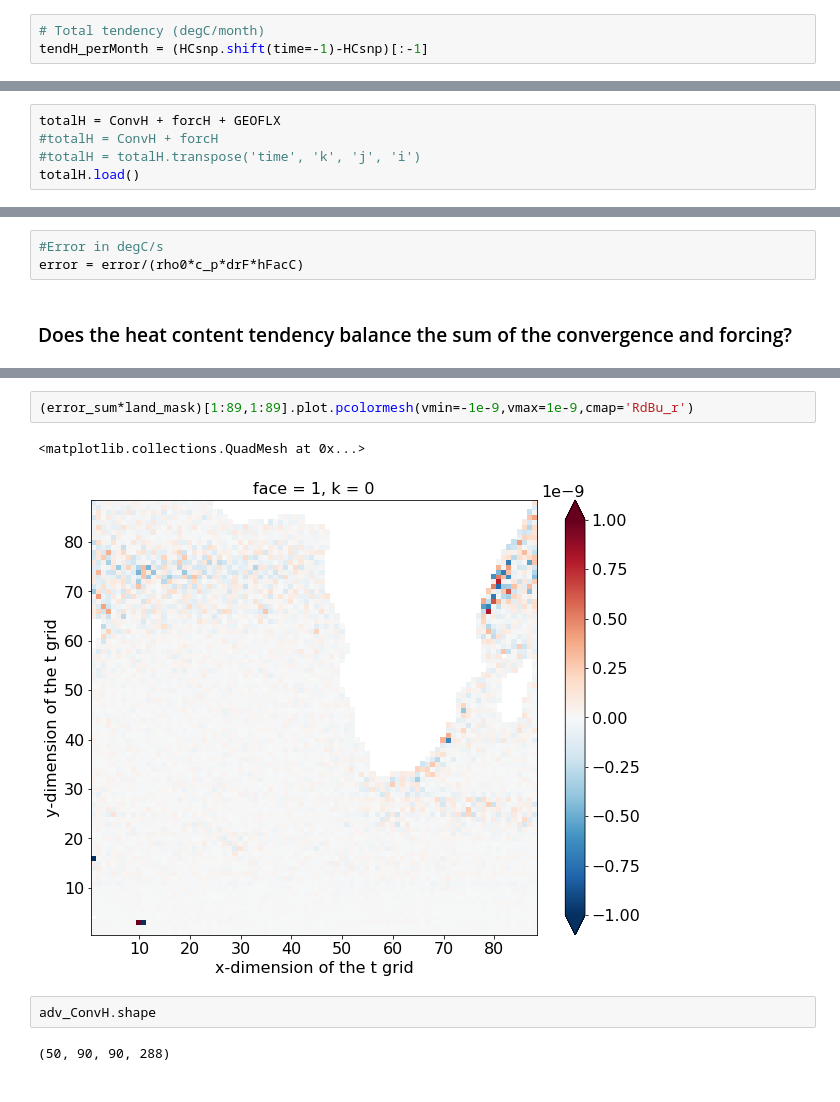
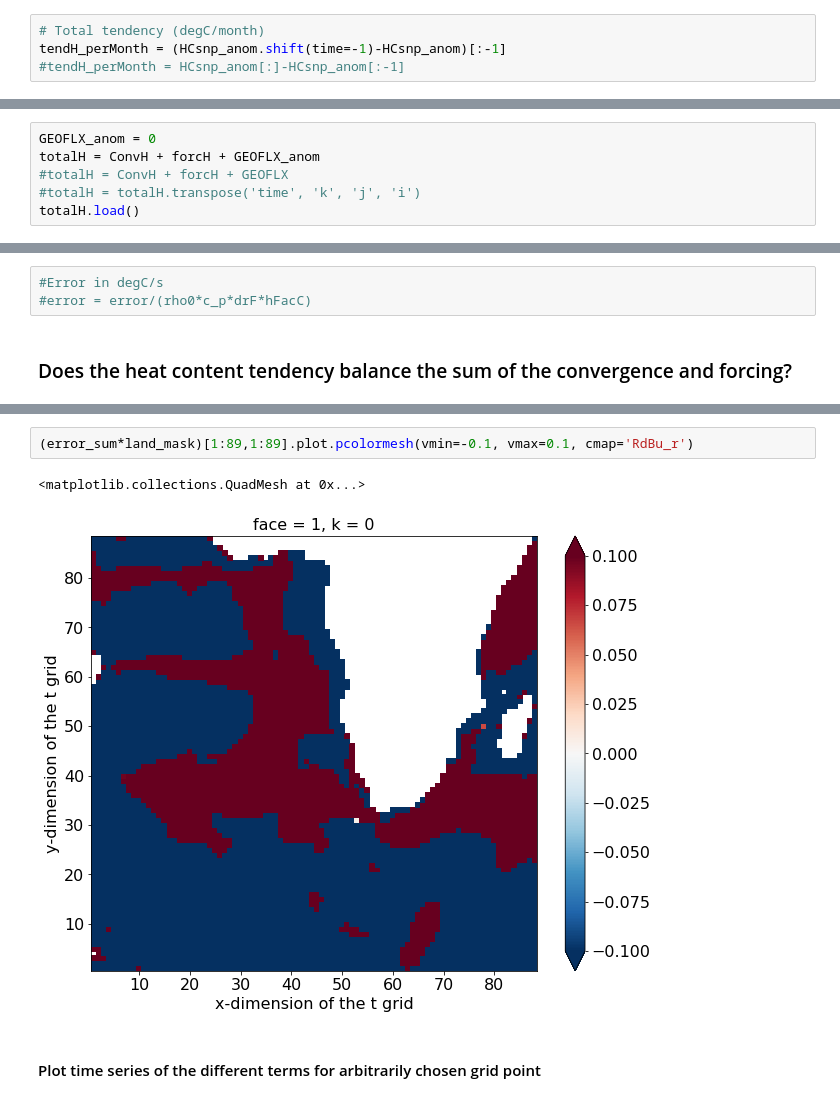
Before and after one commit to cpatrizio88/pangeo_ECCO, a Jupyter notebook: test_ecco_heatbudget.ipynb, the cells around one changed output, grey strips where cells are left out. Drawn from its saved outputs; the diff is of its cells as text.

Commit message:
testing monthly anomalous energy budget

```diff
--- a/test_ecco_heatbudget.ipynb
+++ b/test_ecco_heatbudget.ipynb
@@ -275,3 +329,4 @@ HCsnp = THETAsnp_anom*sstar #note that this has units of K and is very close to
 # %%
 # Total tendency (degC/month)
-tendH_perMonth = (HCsnp.shift(time=-1)-HCsnp)[:-1]
+tendH_perMonth = (HCsnp_anom.shift(time=-1)-HCsnp_anom)[:-1]
+#tendH_perMonth = HCsnp_anom[:]-HCsnp_anom[:-1]
@@ -466,8 +546,9 @@ array([[[[ -59.708305, ...,  -82.109205],
 # %% [markdown]
 ### Sum of Convergence and Forcing
 # %%
-totalH = ConvH + forcH + GEOFLX
-#totalH = ConvH + forcH
+GEOFLX_anom = 0
+totalH = ConvH + forcH + GEOFLX_anom
+#totalH = ConvH + forcH + GEOFLX
 #totalH = totalH.transpose('time', 'k', 'j', 'i')
 totalH.load()
 # %% [output]
@@ -494,6 +595,6 @@ error = totalH-tendH
 # %%
 #Error in degC/s
-error = error/(rho0*c_p*drF*hFacC)
+#error = error/(rho0*c_p*drF*hFacC)
 # %% [markdown]
 ### Does the heat content tendency balance the sum of the convergence and forcing?
 # %%
@@ -522,13 +624,11 @@ Coordinates:
     XC       (j, i) float32 -37.5 -36.5 -35.5 -34.5 ... 48.5 49.5 50.5 51.5
     YC       (j, i) float32 -56.73891 -56.73891 -56.73891 ... 9.482398 9.482398
 # %%
-(error_sum*land_mask)[1:89,1:89].plot.pcolormesh(vmin=-1e-9,vmax=1e-9,cmap='RdBu_r')
+(error_sum*land_mask)[1:89,1:89].plot.pcolormesh(vmin=-0.1, vmax=0.1, cmap='RdBu_r')
 # %% [output]
 <matplotlib.collections.QuadMesh at 0x...>
-[figure, old version]
+[figure, new version]
-# %%
-adv_ConvH.shape
-# %% [output]
-(50, 90, 90, 288)
+# %% [markdown]
+####  Plot time series of the different terms for arbitrarily chosen grid point
 # %%
 # Plot time series of the different terms for arbitrarily chosen grid point
```
Also changed, not shown: parts of 32 cells of this notebook.
